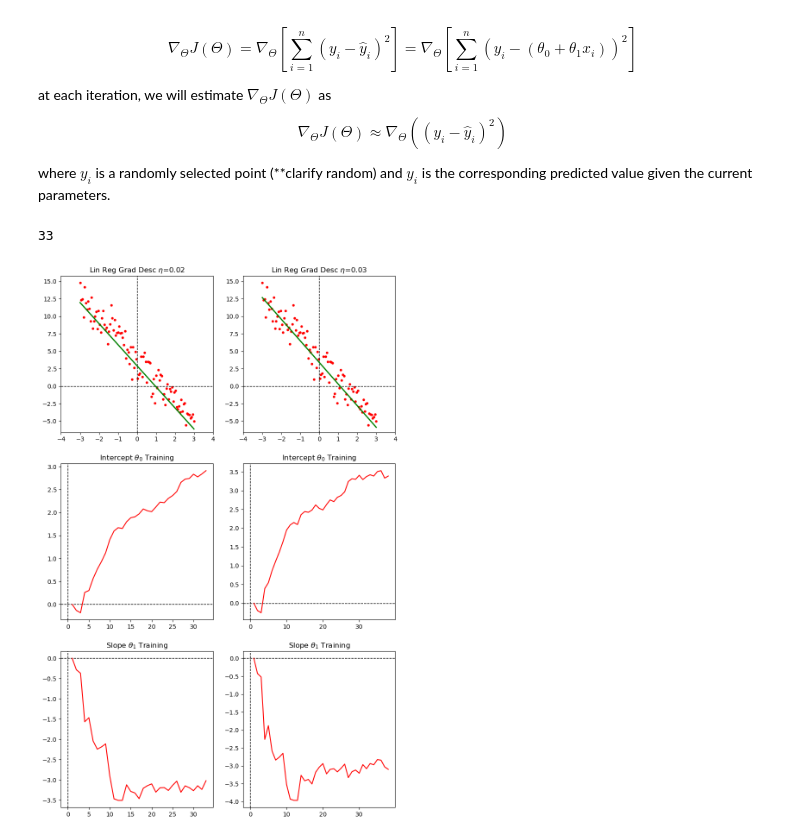
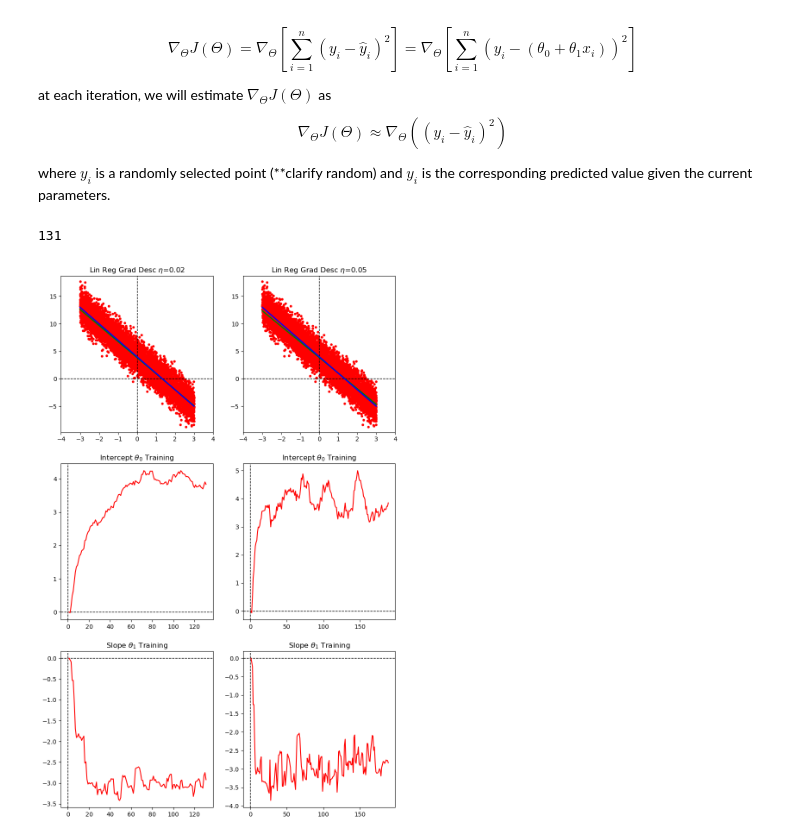
Before and after one commit to JakeLarimer/MLAlgosFromScratch, a Jupyter notebook: LinearRegressionWithGradientDescent.ipynb, the cells around one changed output. Saved outputs shown, nothing was run; the diff lists cells and outputs as text; code cells hidden in the pictures.

```diff
--- a/LinearRegressionWithGradientDescent.ipynb
+++ b/LinearRegressionWithGradientDescent.ipynb
@@ -394,7 +333,7 @@ $$
 
 where $y_i$ is a randomly selected point (**clarify random) and $\hat{y}_i$ is the corresponding predicted value given the current parameters.
 # %%
-x = np.linspace(-3,3,100)
+x = np.linspace(-3,3,9000)
 noise = np.random.normal(0, 1.5, size=len(x))
 y = -3 * x + 4 + noise
 
@@ -405,8 +344,8 @@ xshuffle, yshuffle = zip(*shuffle_points)
 
 ypred_list = []
 
-etascale = [0.02, 0.03]
-epsilon = [0.1, 0.1]
+etascale = [0.02, 0.05]
+epsilon = [0.05, 0.05]
 
 num_iters = [0, 0]
 
@@ -440,17 +379,14 @@ for k in range(len(etascale)):
     num_iters[k] += 1
     point_index = 1
     # t = 0
-    #print(abs(gradJ[k][-1][0]))
-    #print(gradJ[k][-1].shape)
-    #print(abs(gradJ[k][-1][1]))
-    #print(epsilon[0])
-    #print(epsilon[1])
+
 
     while abs(gradJ[k][-1][0]) > epsilon[0] or abs(gradJ[k][-1][1]) > epsilon[1]:
         #print(abs(gradJ[k][-1][0]) > epsilon[0])
         #print(abs(gradJ[k][-1][1]) > epsilon[1])
         # print((theta[k][-1] - etascale[k] * gradJ[k][-1]).shape)
-        theta[k].append(theta[k][-1] - etascale[k] * gradJ[k][-1])
+        #theta[k].append(theta[k][-1] - etascale[k] * gradJ[k][-1])
+        theta[k].append(theta[k][-1] - (etascale[k] / (1 + 0.0005 * num_iters[-1])) * gradJ[k][-1])
 
         gradJ[k].append(find_gradJ_sp(xshuffle[point_index], yshuffle[point_index], theta[k][-1]))
 
@@ -490,32 +426,37 @@ for j in range(len(etascale)):
         #axes[0, j].plot(x, ypred_list[j][i], color='black', alpha=0.5 * (i+1)/num_iters[j], linestyle="--")
     axes[0, j].plot(x, ypred_list[j][-1], color='green', linewidth=2)
     axes[0, j].set_title(f"Lin Reg Grad Desc $\\eta$={etascale[j]}")
     axes[0, j].set_xlim(min(x)-1, max(x)+1)
     axes[0, j].set_ylim(min(y)-1, max(y)+1)
 
     # Plotting theta[0] over iterations
     axes[1, j].plot(list(range(1, num_iters[j]+1)), [theta_vec[0] for theta_vec in theta[j]], color="red")#, s=50)
     axes[1, j].set_title(f"Intercept $\\theta_0$ Training")
 
     # Plotting theta[1] over iterations
     axes[2, j].plot(list(range(1, num_iters[j]+1)), [theta_vec[1] for theta_vec in theta[j]], color="red")#, s=50)
     axes[2, j].set_title(f"Slope $\\theta_1$ Training")
 
+
+    # Checking against other lin reg algo
+    params = np.polyfit(x,y,1)
+    axes[0, j].plot(x, params[0] * x + params[1], color='blue', linewidth=2)
+
     # Plotting loss over time
     #J = []
     #print(len(ypred_list[0]))
     #print(num_iters[0])
     #print(len([theta_vec[0] for theta_vec in theta[j]]))
     #for i in range(num_iters[j]):
         #Jval = 0.
 
         #np.sum((y - ypred_list[j][i]) ** 2)
 
         #J.append(Jval)
 
     #axes2[j].plot([theta_vec[0] for theta_vec in theta[j]], [theta_vec[1] for theta_vec in theta[j]], J)
 
 print(num_iters[0])
 # %% [output]
-33
+131
-[figure, old version]
+[figure, new version]
```
Also changed, not shown: parts of 2 cells of this notebook.
